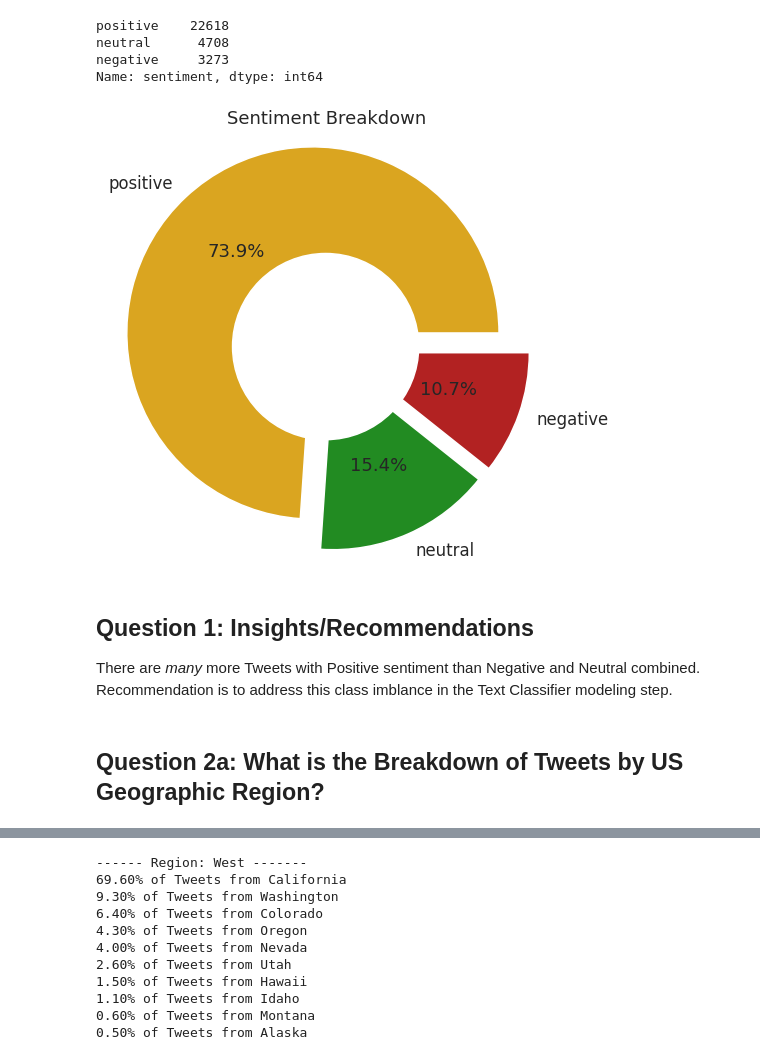
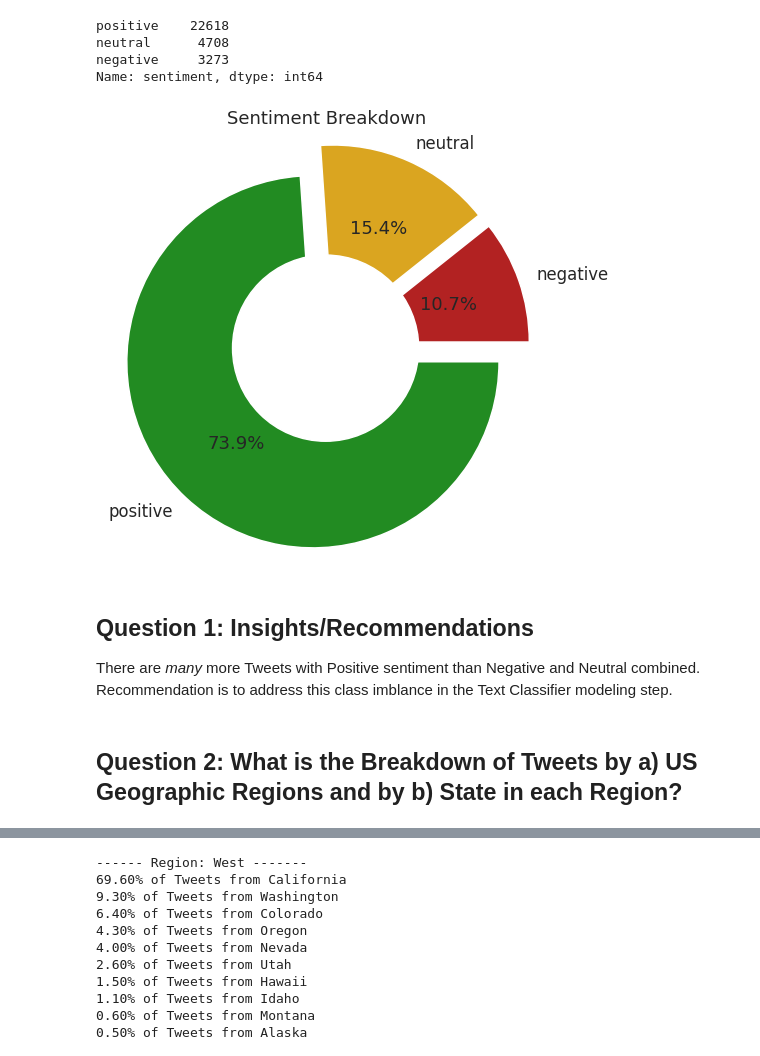
Before and after one commit to lspope/capstone, a Jupyter notebook: code/eda.ipynb, the cells around one changed output, grey strips where cells are left out. Saved outputs shown, nothing was run; the diff lists cells and outputs as text; code cells hidden in the pictures.

```diff
--- a/code/eda.ipynb
+++ b/code/eda.ipynb
@@ -66,6 +66,12 @@ usa_geo_regions_dict = {	'Alaska': 'West',
 							'Wyoming': 'West',
                             'USA': 'General USA'
 							}
+
+
+my_sentiment_colors = ['firebrick','goldenrod','forestgreen']
+
+sns.set(style='white', context='talk')
+
 
 #  Functions
 def get_pretty_percent(x, y):
@@ -126,7 +132,7 @@ def plot_region_breakdown(region_name_groupby_tuple, unstack=False):
 	region_color = region_name_groupby_tuple[2]
 	region_groupby.sort_values(ascending=False, inplace=True)
 	if unstack:
-		region_groupby.unstack().plot.bar(fontsize=14, rot=45, alpha=0.95, figsize=(15,10))
+		region_groupby.unstack().plot.bar(fontsize=14, rot=45, alpha=0.95, figsize=(15,10), color=my_sentiment_colors)
 	else:
 		region_groupby.plot.bar(fontsize=14, rot=45, alpha=0.80, figsize=(16,12), color=region_color)
 	plt.title('Breakdown of Tweets by State in the US ' + region_name, size='16')
@@ -134,9 +140,6 @@ def plot_region_breakdown(region_name_groupby_tuple, unstack=False):
 	plt.ylabel('Number of Tweets',size=14)
 	plt.yticks(size=12)
 	plt.show()
-
-
-sns.set(style='white', context='talk')
 # %% [markdown]
 ### Read in ALL data
 # %%
@@ -248,29 +251,27 @@ Name: sentiment, dtype: int64
 # %%
 # How many/what percentage Positive/Negative/Neutral?
 by_sentiment = vetted_usa_tweets.groupby(['sentiment'])['content'].count()
-by_sentiment.sort_values(ascending=False, inplace=True)
+by_sentiment.sort_values(ascending=True, inplace=True)
 # %%
 fig2, ax2 = plt.subplots(figsize=(8,8))
 
 my_explode = (0.1, 0.1, 0.1)
-my_colors = ['goldenrod','forestgreen', 'firebrick']
-plt.pie(by_sentiment, labels=by_sentiment.index, autopct='%1.1f%%', shadow=False,
-        pctdistance=0.60, explode=my_explode, colors=my_colors)
+plt.pie(by_sentiment, labels=by_sentiment.index, autopct='%1.1f%%', shadow=False, pctdistance=0.60, explode=my_explode, colors=my_sentiment_colors)
 plt.title('Sentiment Breakdown', size='18')
 
 #draw circle and convert pie chart to Donut Chart
 center_circle = plt.Circle((0,0),0.50,fc='white')
 fig2 = plt.gcf()
 fig2.gca().add_artist(center_circle)
 
 # Equal aspect ratio ensures that pie is drawn as a circle
 ax2.axis('equal')
 plt.show()
 # %% [output]
-[figure, old version]
+[figure, new version]
 # %% [markdown]
 ## Question 1: Insights/Recommendations
 There are _many_ more Tweets with Positive sentiment than Negative and Neutral combined. Recommendation is to address this class imblance in the Text Classifier modeling step.
 # %% [markdown]
-## Question 2a: What is the Breakdown of Tweets by US Geographic Region?
+## Question 2: What is the Breakdown of Tweets by a) US Geographic Regions and by b) State in each Region?
 # %%
```
Also changed, not shown: parts of 14 cells of this notebook, 3 other files.
